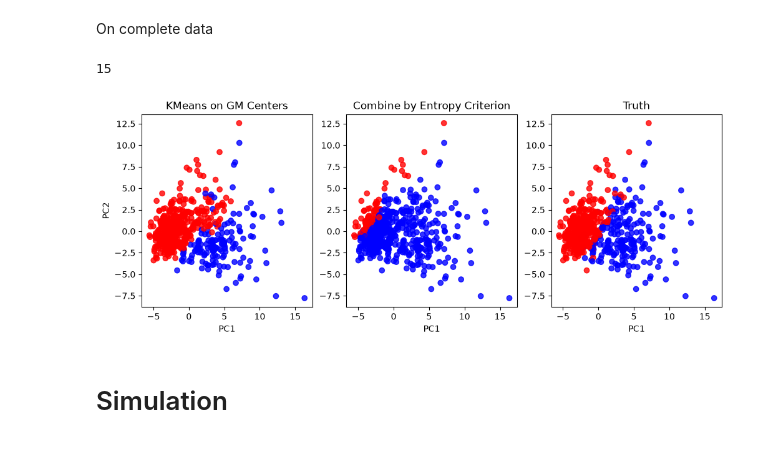
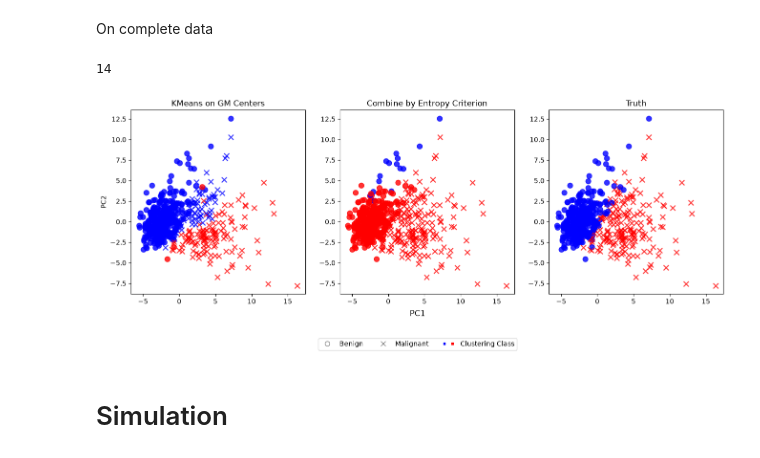
Before and after one commit to huimin-hu-stat/MAR-v2, a Jupyter notebook: clustering.ipynb, the cells around one changed output. Cells and saved outputs as stored; diff of their text form; code cells hidden in the pictures.

```diff
--- a/clustering.ipynb
+++ b/clustering.ipynb
@@ -121,16 +133,25 @@ handles = [
 # %%
-_, axes = plt.subplots(1,2, figsize=(12,4))
+_, axes = plt.subplots(1,2, figsize=(18,7))
 
-axes[0].scatter(pcs[:, 0], pcs[:, 1], c=colors, alpha=0.8)
+for i in range(len(X)):
+    axes[0].scatter(pcs[i, 0], pcs[i, 1], c=colors[i],
+               marker=markers[i], s=60, alpha=0.9)
 
 axes[0].set_xlabel("PC1")
 axes[0].set_ylabel("PC2")
-axes[0].legend(handles=handles, loc="upper left", bbox_to_anchor=(-0.7, 1))
+axes[0].legend(handles, labels,
+    handler_map={tuple: HandlerTuple(ndivide=None)},
+    loc='best')
 axes[0].set_title('Gaussian Mixture Centers (Density Estimate)')
+axes[0].text(0.7, 0.98, f'Number of GM centers: {cl.best_k}',
+             transform=axes[0].transAxes,
+             ha='left', va='top')
 
-axes[1].scatter(pcs[:,0], pcs[:,1], c=np.where(y, 'red', 'blue'), alpha=0.8)
+axes[1].scatter(pcs[mask1,0], pcs[mask1,1], c='blue', alpha=0.9, label='Benign')
+axes[1].scatter(pcs[~mask1,0], pcs[~mask1,1], marker='x', c='red', alpha=0.9, label = 'Malignant')
 axes[1].set_title('Truth')
 axes[1].set_xlabel("PC1")
+axes[1].legend()
 
 plt.savefig(
     'results/clustering1.png',
@@ -174,31 +252,58 @@ print(clfull.best_k) # Check k_range
 
 labels0_f = clfull.which_cluster(X, Mfull)
 labels_centers_f = clfull.cluster_through_centers(X, Mfull)
-labels_entropy_combi_f = entropy_combi(tau=cl.get_resp(X, Mfull), n_clusters=2).labels
+labels_entropy_combi_f = entropy_combi(tau=clfull.get_resp(X, Mfull), n_clusters=2).labels
 # %% [output]
-15
+14
 # %%
-_, axes = plt.subplots(1,3, figsize=(12,4))
+fig, axes = plt.subplots(1,3, figsize=(16,5), sharex=True)
 
-axes[0].scatter(pcs[:,0], pcs[:,1], c=np.where(labels_centers_f==0, 'red', 'blue'), alpha=0.8)
+for i in range(len(X)):
+    axes[0].scatter(pcs[i, 0], pcs[i, 1], c=('red' if labels_centers_f[i] else 'blue'),
+               marker=markers[i], s=60, alpha=0.8)
+    axes[1].scatter(pcs[i, 0], pcs[i, 1], c=('blue' if labels_entropy_combi_f[i] else 'red'),
+                   marker=markers[i], s=60, alpha=0.8)
+    axes[2].scatter(pcs[i, 0], pcs[i, 1], c=('blue' if y[i] else 'red'),
+                       marker=markers[i], s=60, alpha=0.8)
+
 axes[0].set_title('KMeans on GM Centers')
-axes[0].set_xlabel("PC1")
+axes[1].set_title('Combine by Entropy Criterion')
+axes[2].set_title('Truth')
 axes[0].set_ylabel("PC2")
 
-axes[1].scatter(pcs[:,0], pcs[:,1], c=np.where(labels_entropy_combi_f, 'red', 'blue'), alpha=0.8)
-axes[1].set_title('Combine by Entropy Criterion')
-axes[1].set_xlabel("PC1")
+truth_handles = tuple(
+    Line2D([], [], marker=m, markerfacecolor='none',
+           markeredgecolor='gray', linestyle='None',
+           markersize=7)
+    for m in ['o', 'x']
+)
 
-axes[2].scatter(pcs[:,0], pcs[:,1], c=np.where(y, 'red', 'blue'), alpha=0.8)
-axes[2].set_title('Truth')
-axes[2].set_xlabel("PC1")
+fig.legend(
+    handles=[
+        *[Line2D([], [], marker=m, markerfacecolor='none',
+               markeredgecolor='gray', linestyle='None',
+               markersize=7)
+        for m in ['o', 'x']],
+        tuple(
+            Line2D([], [], marker='s', linestyle='None',
+                color=c, markersize=3)
+            for c in ['blue', 'red']
+        )
+        ],
+    labels=['Benign', 'Malignant', 'Clustering Class'],
+    loc='center',
+    bbox_to_anchor=(0.5, -0.1),
+    ncol=3,
+    handler_map={tuple: HandlerTuple(ndivide=None)}
+)
+fig.supxlabel("PC1")
 
 plt.savefig('results/clustering3.png',dpi=300,
     bbox_inches="tight",)
 
 plt.show()
 # %% [output]
-[figure, old version]
+[figure, new version]
 # %% [markdown]
 # Simulation
 # %%
```
Also changed, not shown: parts of 18 cells of this notebook, 6 other files.
